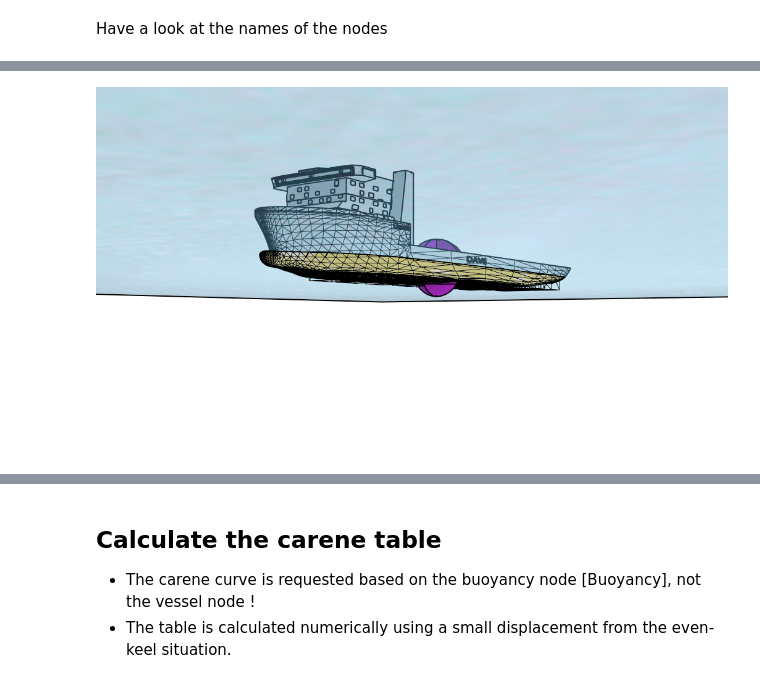
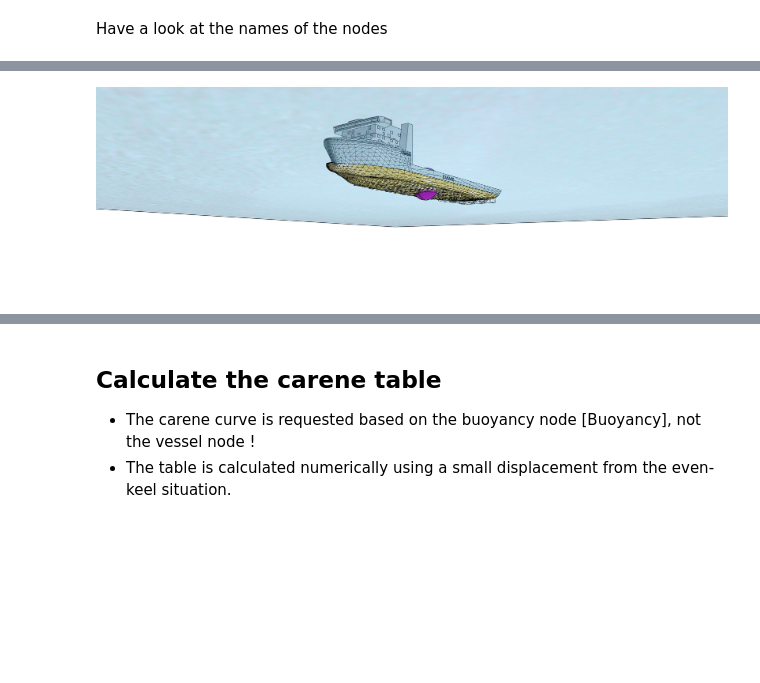
Before and after one commit to RubendeBruin/DAVE-book, a Jupyter notebook: DAVE-notebooks/Carene Table.ipynb, the cells around one changed output, grey strips where cells are left out. Drawn from its saved outputs; the diff is of its cells as text; code cells hidden in the pictures; blank space fills up the shorter version.

```diff
--- a/DAVE-notebooks/Carene Table.ipynb
+++ b/DAVE-notebooks/Carene Table.ipynb
@@ -17,7 +13,7 @@ Loading c:\python\miniconda3\envs\book\lib\site-packages\DAVE\resources\cheetah.
 # %% [markdown]
 Have a look at the names of the nodes
 # %%
-show(s, show_global = True, camera_pos = (377.41378393620676, 177.29136875029081, -22.319832341170876), lookat = (52.20246063341496, -52.124244707385635, 2.968568242388601))
+show(s, show_global = True, camera_pos = (377, 177, -50), lookat = (52, -52, 3), width=3000, height = 1000)
 # %% [output]
 No actors created for node Ballast_system
 number of points changed, creating new
@@ -25,4 +20,4 @@ number of points changed, creating new
-[figure, old version]
+[figure, new version]
 # %%
 s.print_node_tree()
 # %% [output]
```
Also changed, not shown: parts of 9 cells of this notebook, 47 other files.
